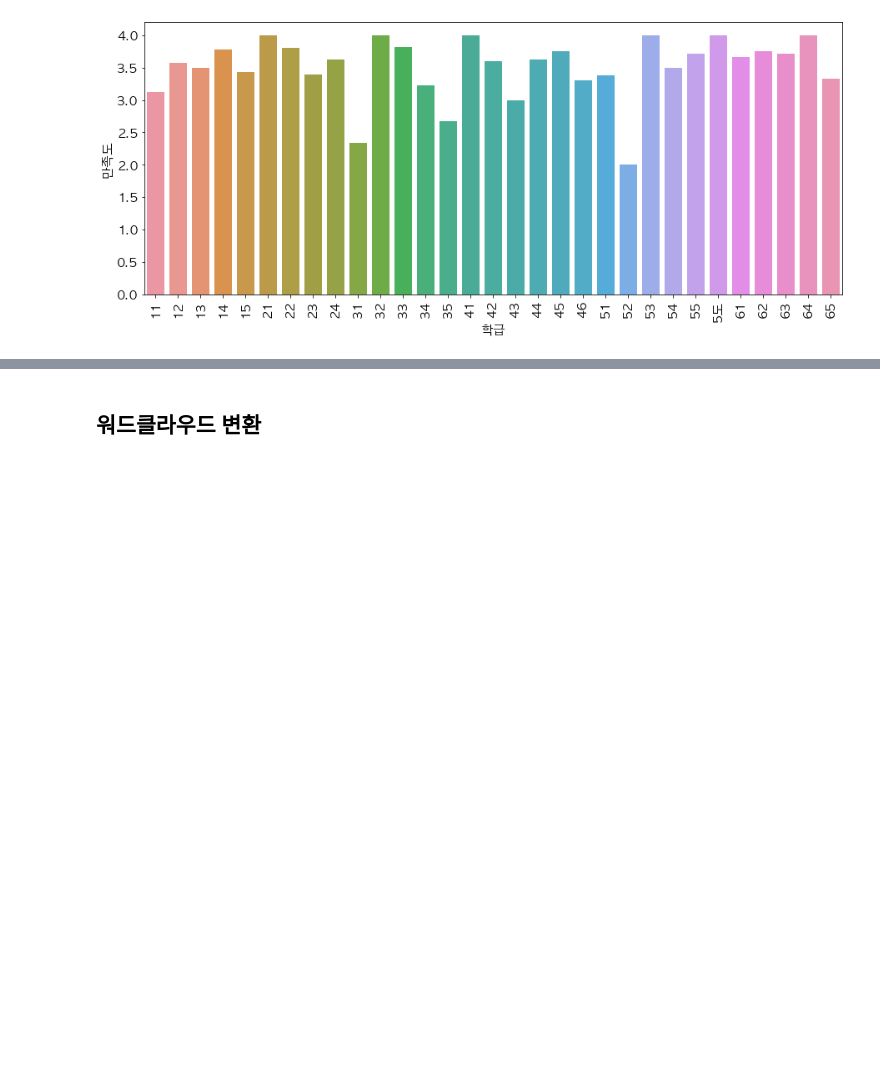
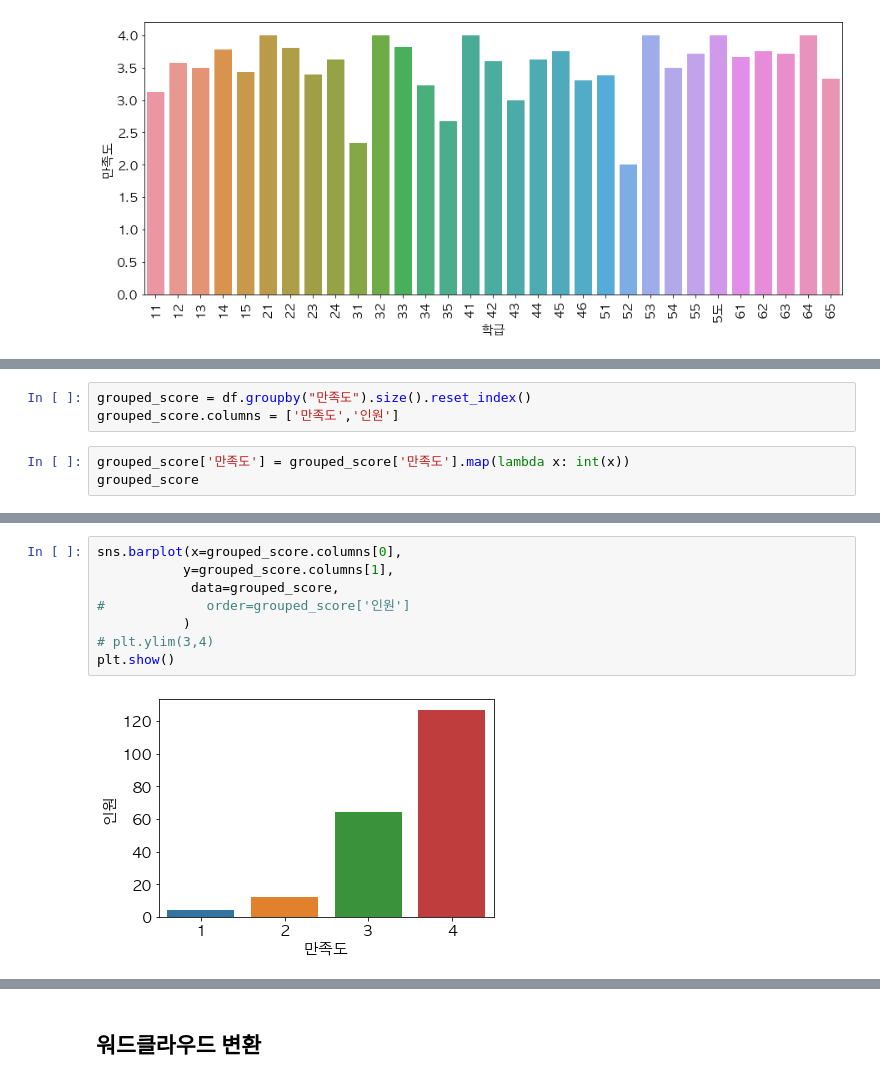
Before and after one commit to 951237/streamlit_dashboard_poll_parents, a Jupyter notebook: codingNotebook.ipynb, the cells around one changed output, grey strips where cells are left out. Cells and saved outputs as stored; diff of their text form; blank space fills up the shorter version.

```diff
--- a/codingNotebook.ipynb
+++ b/codingNotebook.ipynb
@@ -127,0 +118,6 @@ df.groupby(["학년",'반']).size().reset_index(name="응답수")
+# %%
+grouped_score = df.groupby("만족도").size().reset_index()
+grouped_score.columns = ['만족도','인원']
+# %%
+grouped_score['만족도'] = grouped_score['만족도'].map(lambda x: int(x))
+grouped_score
@@ -127,0 +130,10 @@ df.groupby(["학년",'반']).size().reset_index(name="응답수")
+# %%
+sns.barplot(x=grouped_score.columns[0],
+           y=grouped_score.columns[1],
+            data=grouped_score,
+#             order=grouped_score['인원']
+           )
+# plt.ylim(3,4)
+plt.show()
+# %% [output]
+[figure, added]
```
Also changed, not shown: parts of 10 cells of this notebook, 2 other files.
